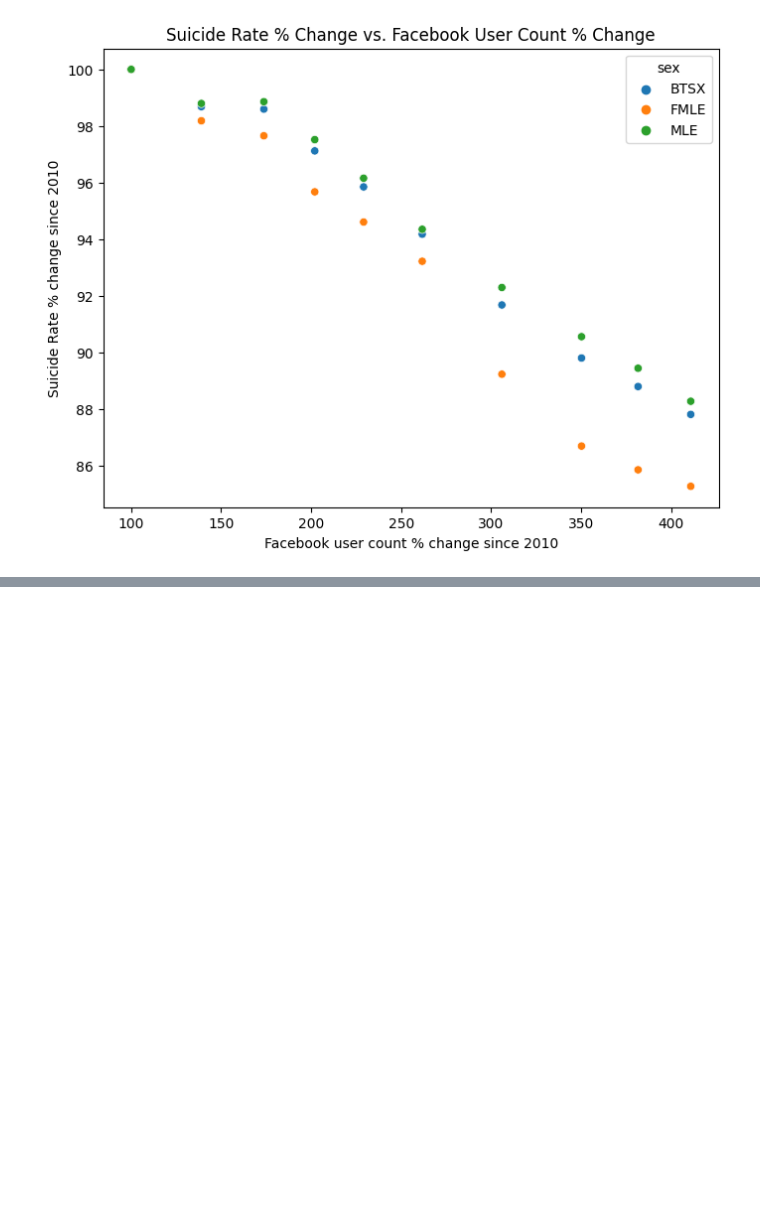
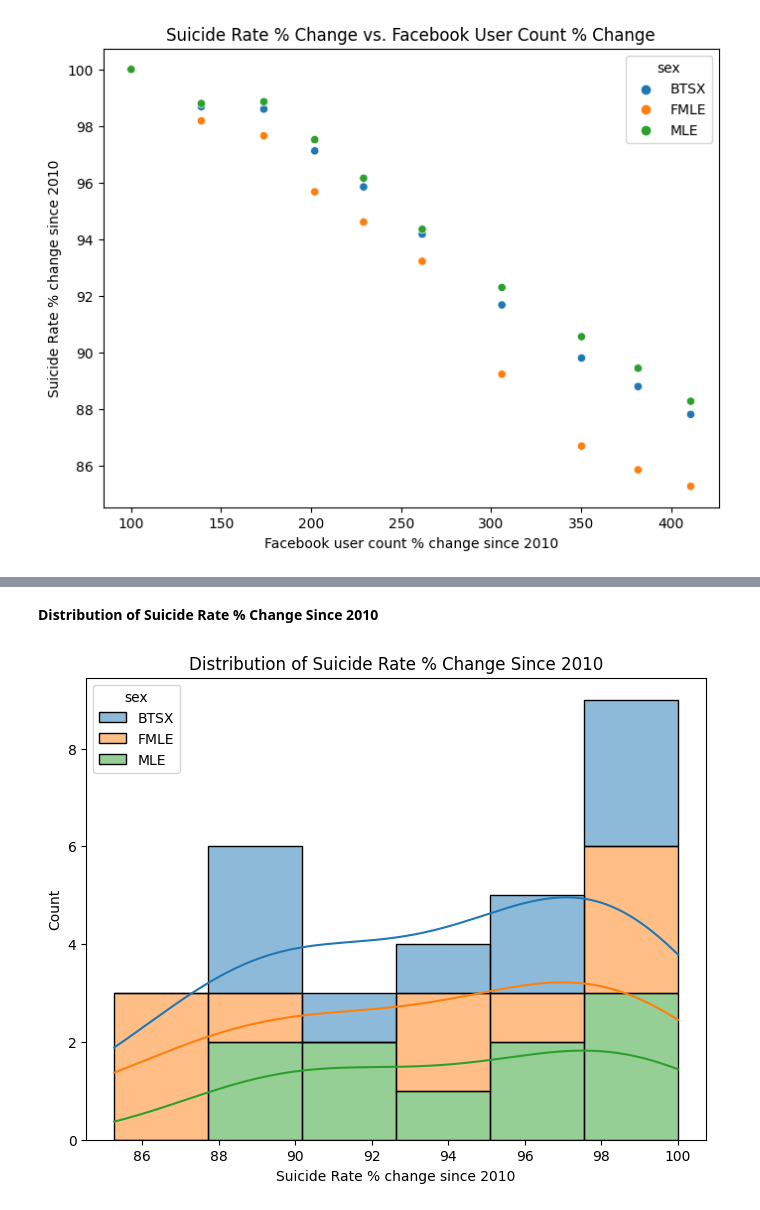
Before and after one commit to kumawatmanish05/Social-Media-Impact-On-Suicide-rates, a Jupyter notebook: social-media-s-impact-on-suicide-rates.ipynb, the cells around one changed output, grey strips where cells are left out. Cells and saved outputs as stored; diff of their text form; code cells hidden in the pictures; blank space fills up the shorter version.

```diff
--- a/social-media-s-impact-on-suicide-rates.ipynb
+++ b/social-media-s-impact-on-suicide-rates.ipynb
@@ -113,0 +123,9 @@ plt.show()
+# %% [markdown]
+**Distribution of Suicide Rate % Change Since 2010**
+# %%
+plt.figure(figsize=(8, 6))
+sns.histplot(data=df, x='Suicide Rate % change since 2010', hue='sex', multiple='stack', kde=True)
+plt.title('Distribution of Suicide Rate % Change Since 2010')
+plt.show()
+# %% [output]
+[figure, added]
```
Also changed, not shown: parts of 6 cells of this notebook.
